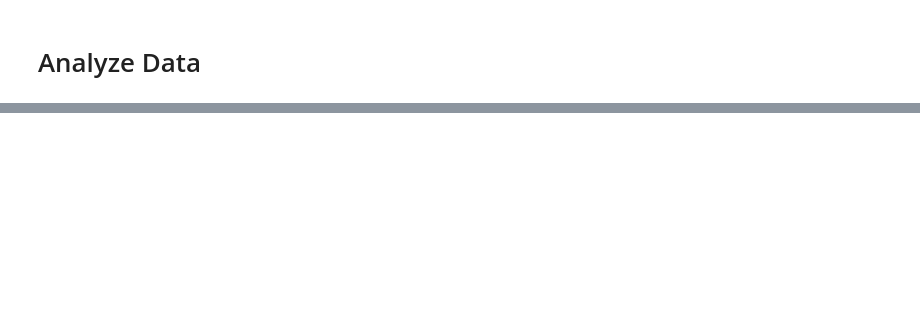
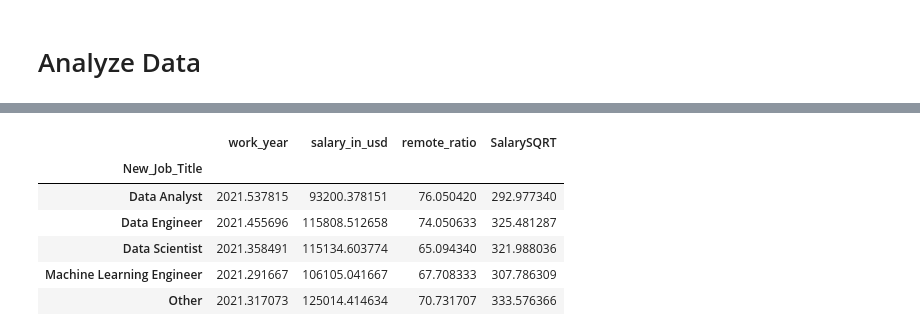
Before and after one commit to AmberNJacob/FinalProject, a Jupyter notebook: Code/Kaggle.ipynb, the cells around one changed output, grey strips where cells are left out. Cells and saved outputs as stored; diff of their text form; code cells hidden in the pictures; blank space fills up the shorter version.

```diff
--- a/Code/Kaggle.ipynb
+++ b/Code/Kaggle.ipynb
@@ -414,0 +425,10 @@ df.groupby('work_year').mean()
+# %%
+df.groupby('New_Job_Title').mean()
+# %% [output]
+|  | work_year | salary_in_usd | remote_ratio | SalarySQRT |
+| New_Job_Title |  |  |  |  |
+| Data Analyst | 2021.537815 | 93200.378151 | 76.050420 | 292.977340 |
+| Data Engineer | 2021.455696 | 115808.512658 | 74.050633 | 325.481287 |
+| Data Scientist | 2021.358491 | 115134.603774 | 65.094340 | 321.988036 |
+| Machine Learning Engineer | 2021.291667 | 106105.041667 | 67.708333 | 307.786309 |
+| Other | 2021.317073 | 125014.414634 | 70.731707 | 333.576366 |
```
Also changed, not shown: parts of 51 cells of this notebook.
